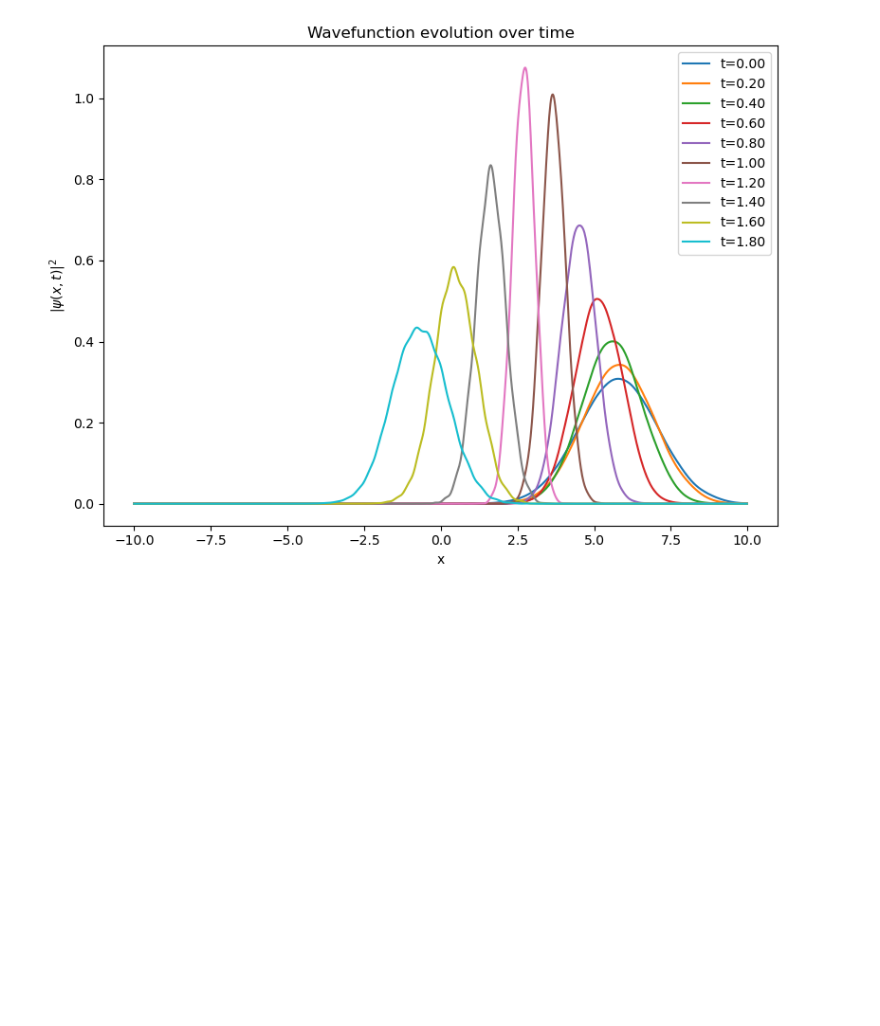
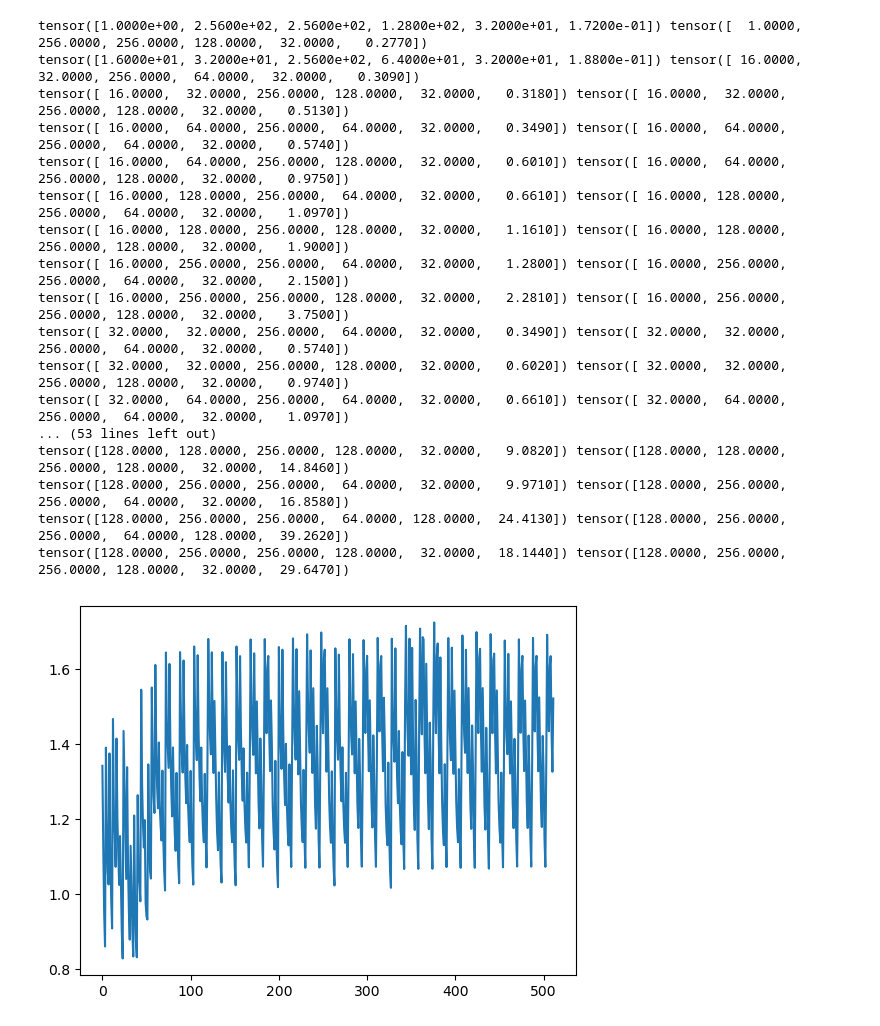
Before and after one commit to shixun404/TurboFNO, a Jupyter notebook: test.ipynb, the cells around one changed output. Cells and saved outputs as stored; diff of their text form; code cells hidden in the pictures; blank space fills up the shorter version.

Commit message:
Exp data

```diff
--- a/test.ipynb
+++ b/test.ipynb
@@ -79,16 +1,45 @@ for step in range(N_steps):
-# %%
-# Plot results at different snapshots in time
-plt.figure(figsize=(8, 6))
-
-for i, (t, psi_snap) in enumerate(zip(time_data, psi_data)):
-    plt.plot(x, np.abs(psi_snap)**2, label=f"t={t:.2f}")
-
-# plt.plot(x, V, 'k--', alpha=0.7, label="Potential V(x)")
-plt.xlabel('x')
-plt.ylabel('$|\psi(x,t)|^2$')
-plt.legend()
-plt.title('Wavefunction evolution over time')
-plt.tight_layout()
-plt.show()
-# %% [output]
-[figure, removed]
+# %%
+import torch
+import re
+import matplotlib.pyplot as plt
+def load_data_to_tensor(file_path):
+	data_list = []
+	with open(file_path, 'r') as file:
+		for line in file:
+			match = re.search(r'bs=(\d+)\s*, dimX=(\d+)\s*, DY=(\d+)\s*, N=(\d+)\s*, K=(\d+)\s*, TIME=\s*([\d.]+)ms', line)
+			if match:
+				bs, dimX, DY, N, K, time = map(float, match.groups())
+				data_list.append([bs, dimX, DY, N, K, time])
+	tensor_data = torch.tensor(data_list, dtype=torch.float32)
+	return tensor_data
+file_path = ['exp_data/1D_A', 'exp_data/1D_E']
+data = []
+for file in file_path:
+	data.append(load_data_to_tensor(file))
+plt.figure()
+plt.plot(data[1][:, -1] / data[0][:, -1], label='A')
+
+performance_ratio =  data[1][:, -1] / data[0][:, -1]
+for i in range(1, len(performance_ratio)):
+	if performance_ratio[i] > 1.6:
+		print(data[0][i], data[1][i, -1])
+	# print(performance_ratio[i])
+# %% [output]
+tensor([1.0000e+00, 2.5600e+02, 2.5600e+02, 1.2800e+02, 3.2000e+01, 1.7200e-01]) tensor([  1.0000, 256.0000, 256.0000, 128.0000,  32.0000,   0.2770])
+tensor([1.6000e+01, 3.2000e+01, 2.5600e+02, 6.4000e+01, 3.2000e+01, 1.8800e-01]) tensor([ 16.0000,  32.0000, 256.0000,  64.0000,  32.0000,   0.3090])
+tensor([ 16.0000,  32.0000, 256.0000, 128.0000,  32.0000,   0.3180]) tensor([ 16.0000,  32.0000, 256.0000, 128.0000,  32.0000,   0.5130])
+tensor([ 16.0000,  64.0000, 256.0000,  64.0000,  32.0000,   0.3490]) tensor([ 16.0000,  64.0000, 256.0000,  64.0000,  32.0000,   0.5740])
+tensor([ 16.0000,  64.0000, 256.0000, 128.0000,  32.0000,   0.6010]) tensor([ 16.0000,  64.0000, 256.0000, 128.0000,  32.0000,   0.9750])
+tensor([ 16.0000, 128.0000, 256.0000,  64.0000,  32.0000,   0.6610]) tensor([ 16.0000, 128.0000, 256.0000,  64.0000,  32.0000,   1.0970])
+tensor([ 16.0000, 128.0000, 256.0000, 128.0000,  32.0000,   1.1610]) tensor([ 16.0000, 128.0000, 256.0000, 128.0000,  32.0000,   1.9000])
+tensor([ 16.0000, 256.0000, 256.0000,  64.0000,  32.0000,   1.2800]) tensor([ 16.0000, 256.0000, 256.0000,  64.0000,  32.0000,   2.1500])
+tensor([ 16.0000, 256.0000, 256.0000, 128.0000,  32.0000,   2.2810]) tensor([ 16.0000, 256.0000, 256.0000, 128.0000,  32.0000,   3.7500])
+tensor([ 32.0000,  32.0000, 256.0000,  64.0000,  32.0000,   0.3490]) tensor([ 32.0000,  32.0000, 256.0000,  64.0000,  32.0000,   0.5740])
+tensor([ 32.0000,  32.0000, 256.0000, 128.0000,  32.0000,   0.6020]) tensor([ 32.0000,  32.0000, 256.0000, 128.0000,  32.0000,   0.9740])
+tensor([ 32.0000,  64.0000, 256.0000,  64.0000,  32.0000,   0.6610]) tensor([ 32.0000,  64.0000, 256.0000,  64.0000,  32.0000,   1.0970])
+... (53 lines left out)
+tensor([128.0000, 128.0000, 256.0000, 128.0000,  32.0000,   9.0820]) tensor([128.0000, 128.0000, 256.0000, 128.0000,  32.0000,  14.8460])
+tensor([128.0000, 256.0000, 256.0000,  64.0000,  32.0000,   9.9710]) tensor([128.0000, 256.0000, 256.0000,  64.0000,  32.0000,  16.8580])
+tensor([128.0000, 256.0000, 256.0000,  64.0000, 128.0000,  24.4130]) tensor([128.0000, 256.0000, 256.0000,  64.0000, 128.0000,  39.2620])
+tensor([128.0000, 256.0000, 256.0000, 128.0000,  32.0000,  18.1440]) tensor([128.0000, 256.0000, 256.0000, 128.0000,  32.0000,  29.6470])
+[figure, added]
```
Also changed, not shown: parts of 5 cells of this notebook, 14 other files.
